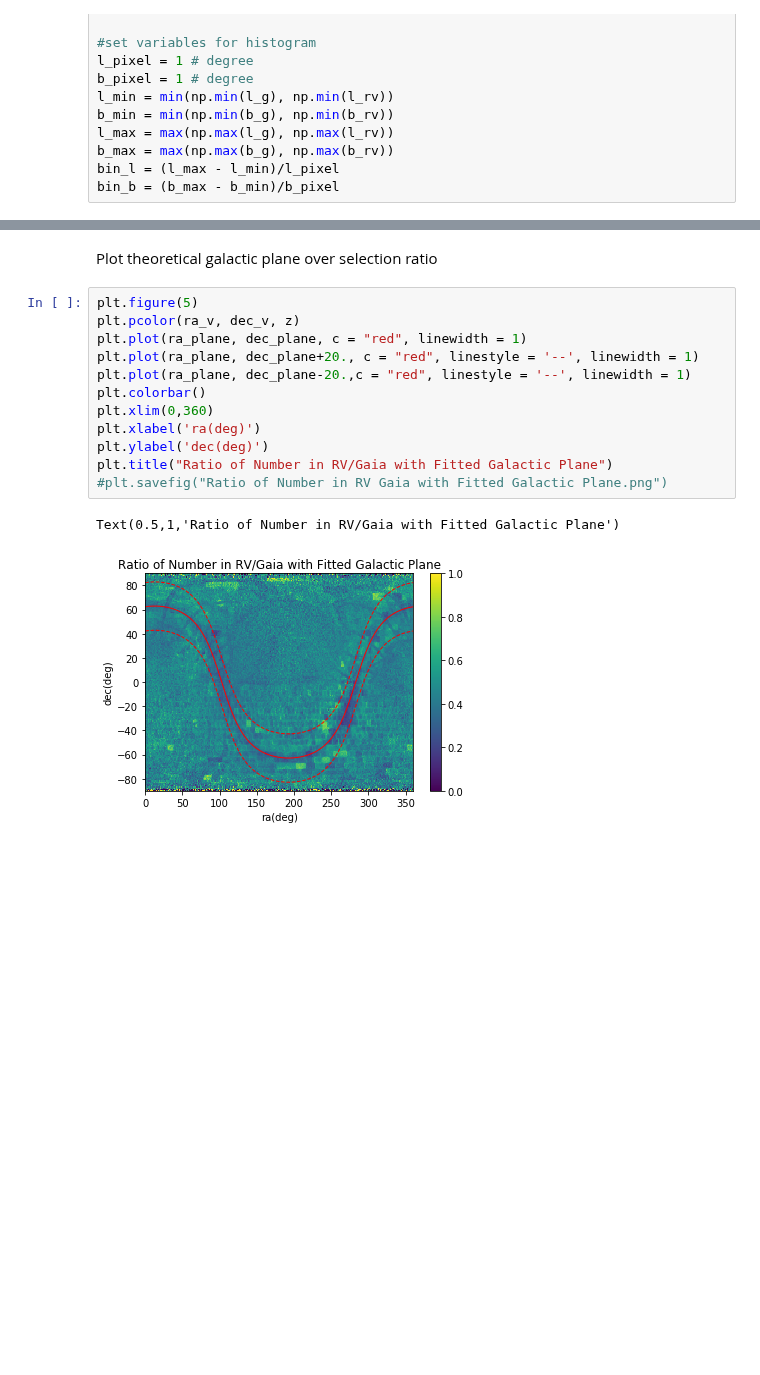
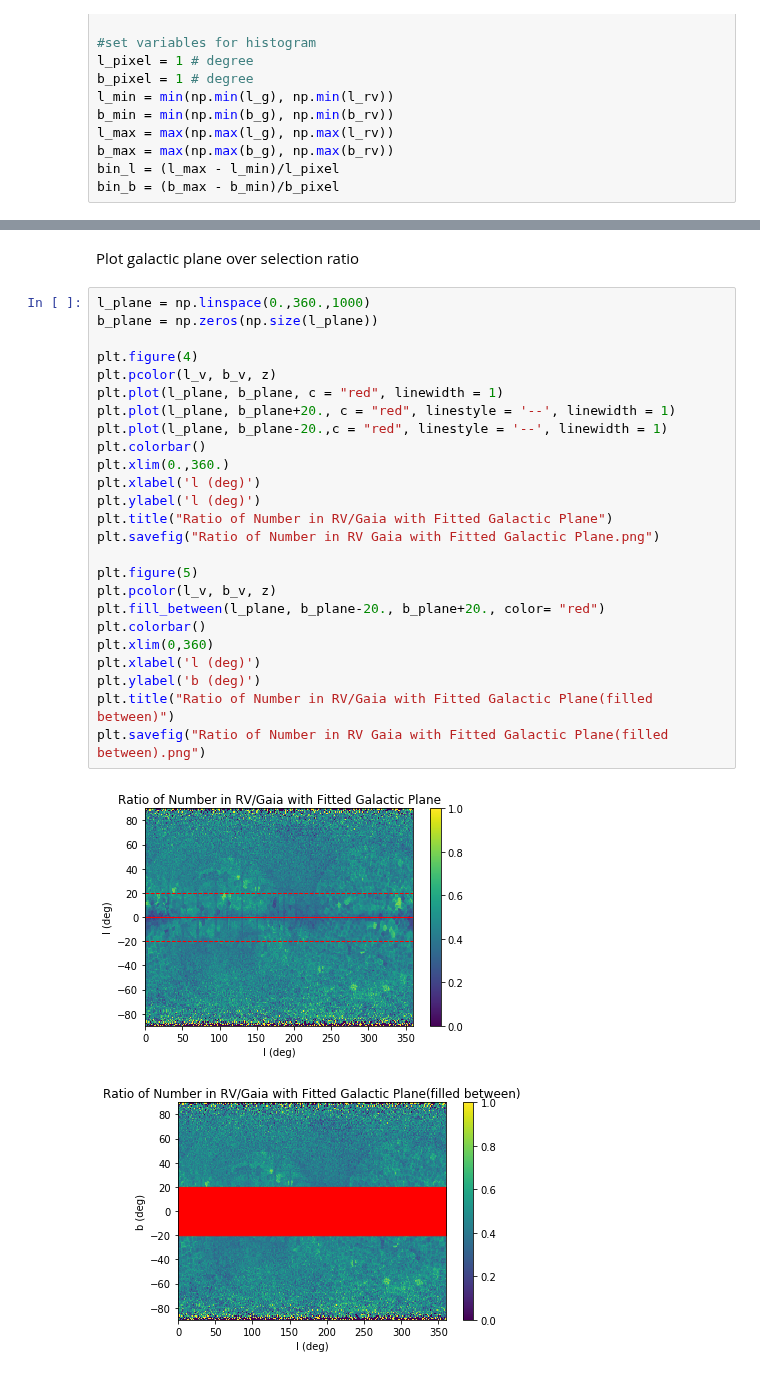
Before and after one commit to mwbub/Gaia-I3, a Jupyter notebook: Code/selection/parallax selection with galactic plane/Selection with Galactic Plane (galactic coordinate).ipynb, the cells around one changed output, grey strips where cells are left out. Drawn from its saved outputs; the diff is of its cells as text; blank space fills up the shorter version.

```diff
--- a/Code/selection/parallax selection with galactic plane/Selection with Galactic Plane (galactic coordinate).ipynb
+++ b/Code/selection/parallax selection with galactic plane/Selection with Galactic Plane (galactic coordinate).ipynb
@@ -133,17 +111,30 @@ plt.savefig("Theoretial Galactic Plane.png")
 # %% [markdown]
-Plot theoretical galactic plane over selection ratio
+Plot galactic plane over selection ratio
 # %%
+l_plane = np.linspace(0.,360.,1000)
+b_plane = np.zeros(np.size(l_plane))
+
+plt.figure(4)
+plt.pcolor(l_v, b_v, z)
+plt.plot(l_plane, b_plane, c = "red", linewidth = 1)
+plt.plot(l_plane, b_plane+20., c = "red", linestyle = '--', linewidth = 1)
+plt.plot(l_plane, b_plane-20.,c = "red", linestyle = '--', linewidth = 1)
+plt.colorbar()
+plt.xlim(0.,360.)
+plt.xlabel('l (deg)')
+plt.ylabel('l (deg)')
+plt.title("Ratio of Number in RV/Gaia with Fitted Galactic Plane")
+plt.savefig("Ratio of Number in RV Gaia with Fitted Galactic Plane.png")
+
 plt.figure(5)
-plt.pcolor(ra_v, dec_v, z)
-plt.plot(ra_plane, dec_plane, c = "red", linewidth = 1)
-plt.plot(ra_plane, dec_plane+20., c = "red", linestyle = '--', linewidth = 1)
-plt.plot(ra_plane, dec_plane-20.,c = "red", linestyle = '--', linewidth = 1)
+plt.pcolor(l_v, b_v, z)
+plt.fill_between(l_plane, b_plane-20., b_plane+20., color= "red")
 plt.colorbar()
 plt.xlim(0,360)
-plt.xlabel('ra(deg)')
-plt.ylabel('dec(deg)')
-plt.title("Ratio of Number in RV/Gaia with Fitted Galactic Plane")
-#plt.savefig("Ratio of Number in RV Gaia with Fitted Galactic Plane.png")
+plt.xlabel('l (deg)')
+plt.ylabel('b (deg)')
+plt.title("Ratio of Number in RV/Gaia with Fitted Galactic Plane(filled between)")
+plt.savefig("Ratio of Number in RV Gaia with Fitted Galactic Plane(filled between).png")
 # %% [output]
-Text(0.5,1,'Ratio of Number in RV/Gaia with Fitted Galactic Plane')
-[figure, old version]
+[figure, new version]
+[figure, added]
```
Also changed, not shown: parts of 9 cells of this notebook, 2 other files.
